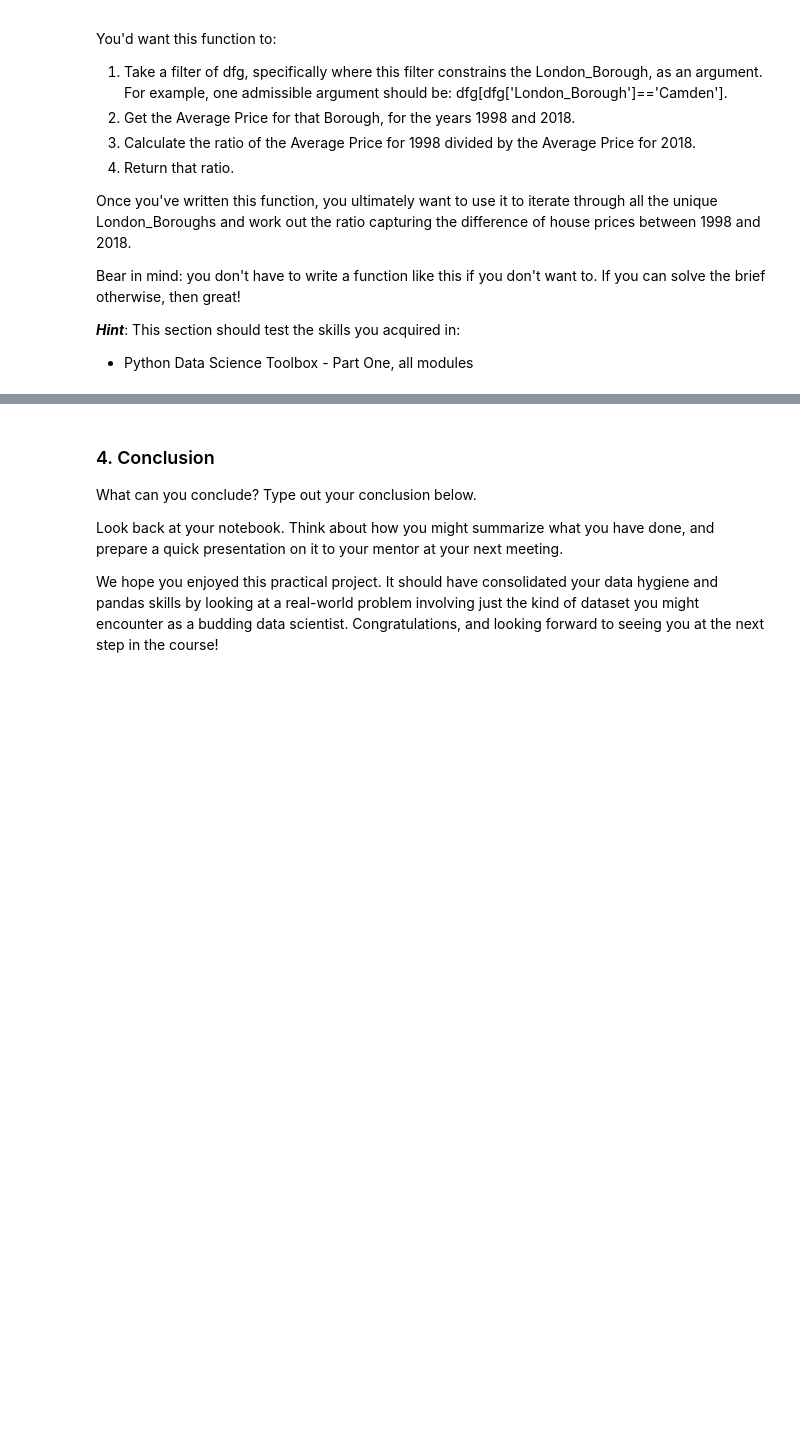
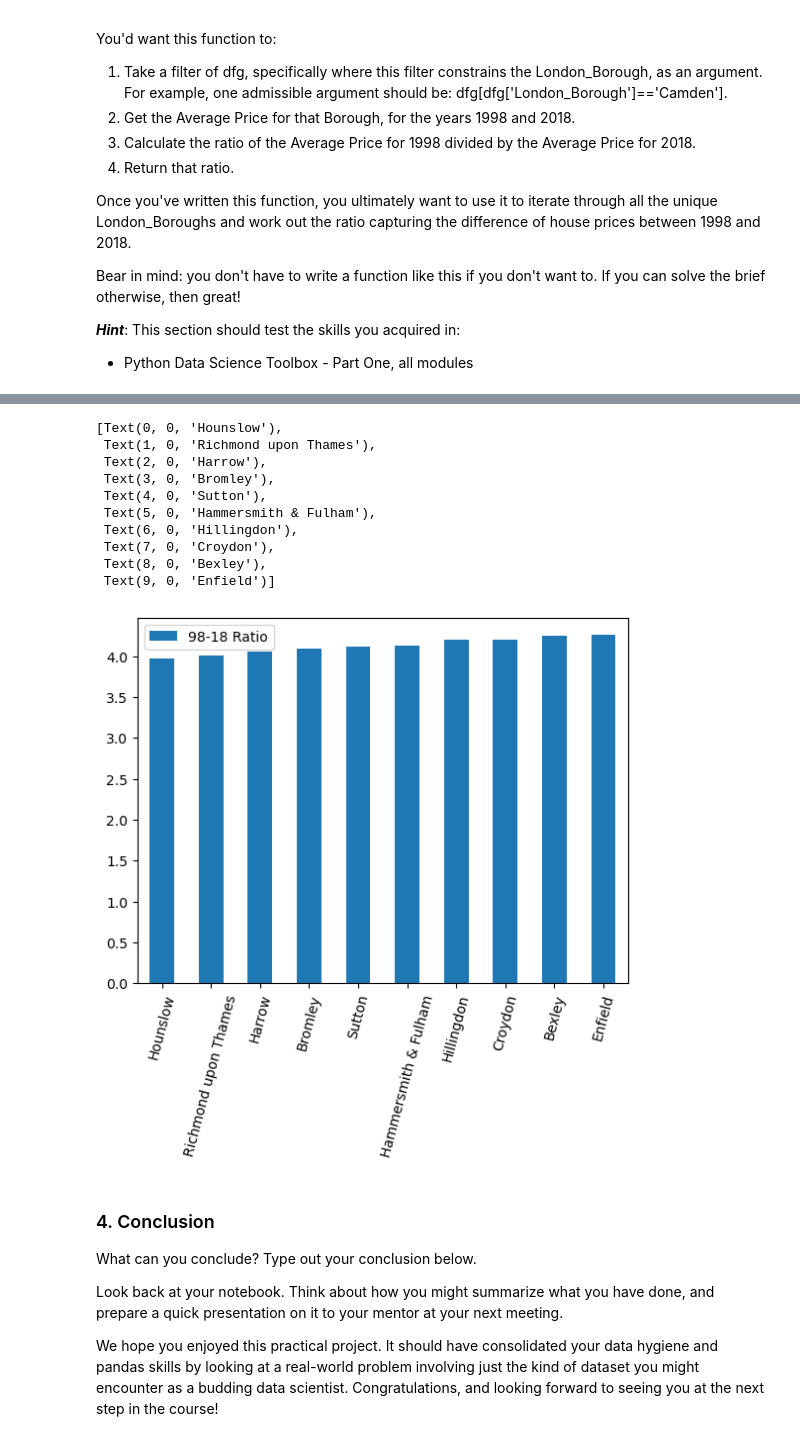
Before and after one commit to coldzonemt/springboard, a Jupyter notebook: Unit 4 Challenge - Tier 3.ipynb, the cells around one changed output, grey strips where cells are left out. Cells and saved outputs as stored; diff of their text form; code cells hidden in the pictures; blank space fills up the shorter version.

```diff
--- a/Unit 4 Challenge - Tier 3.ipynb
+++ b/Unit 4 Challenge - Tier 3.ipynb
@@ -496,0 +523,3 @@ np.mean(ratios_numeric_only)
+# %%
+bottom_10 = df_ratios.sort_values(by='98-18 Ratio').head(10)
+bottom_10
@@ -497,3 +553,18 @@ np.mean(ratios_numeric_only)
+# %%
+ax_bottom_10 = bottom_10[['Borough', '98-18 Ratio']].plot(kind='bar', rot=75)
+ax_bottom_10.set_xticklabels(bottom_10.Borough)
+# %% [output]
+[Text(0, 0, 'Hounslow'),
+ Text(1, 0, 'Richmond upon Thames'),
+ Text(2, 0, 'Harrow'),
+ Text(3, 0, 'Bromley'),
+ Text(4, 0, 'Sutton'),
+ Text(5, 0, 'Hammersmith & Fulham'),
+ Text(6, 0, 'Hillingdon'),
+ Text(7, 0, 'Croydon'),
+ Text(8, 0, 'Bexley'),
+ Text(9, 0, 'Enfield')]
+[figure, added]
 # %% [markdown]
 ### 4. Conclusion
 What can you conclude? Type out your conclusion below.
```
Also changed, not shown: parts of 14 cells of this notebook.
